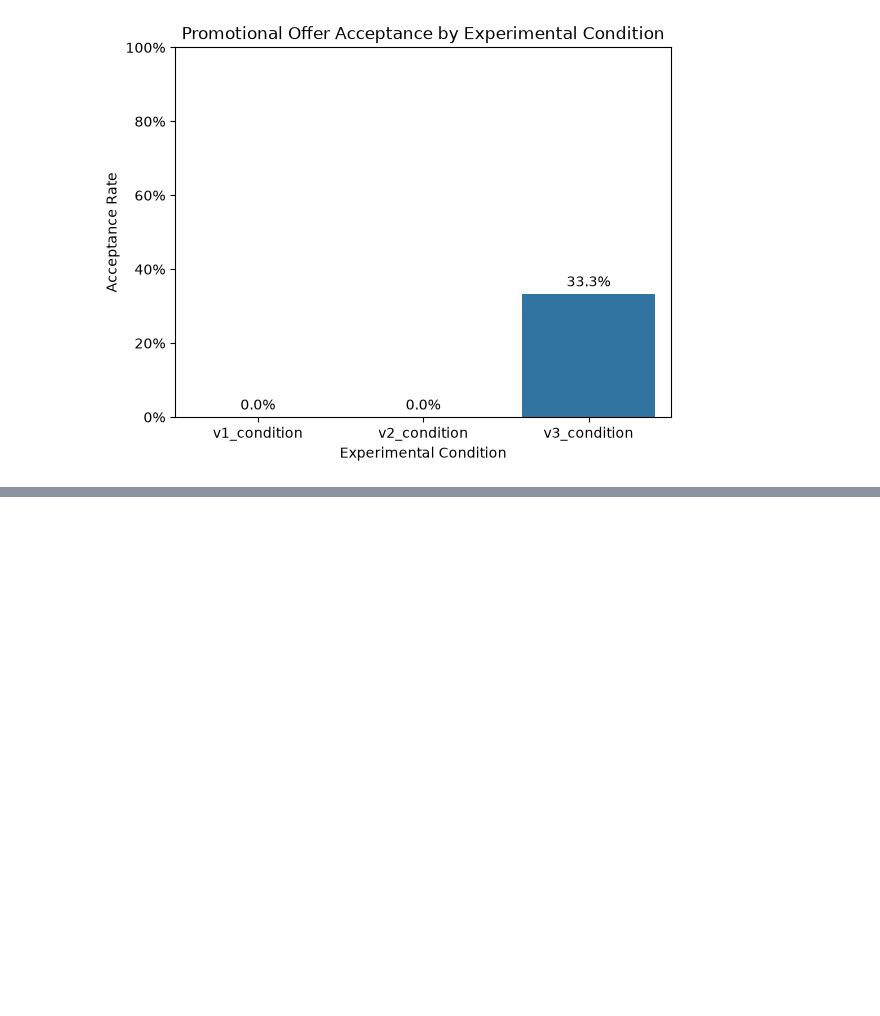
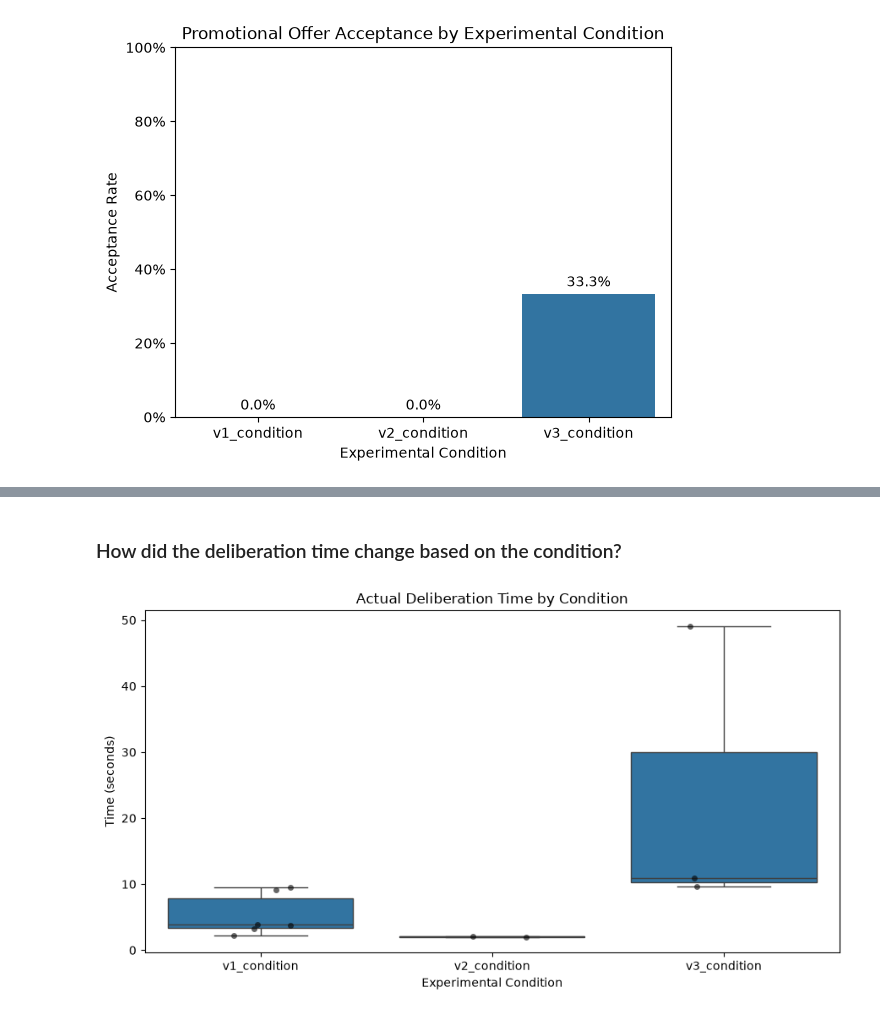
Before and after one commit to alessiozzodemarcozzo/I2202-DeciptivePatterns, a Jupyter notebook: Deciptive_Design_Analysis/deceptive_design_analisys.ipynb, the cells around one changed output, grey strips where cells are left out. Cells and saved outputs as stored; diff of their text form; code cells hidden in the pictures; blank space fills up the shorter version.

```diff
--- a/Deciptive_Design_Analysis/deceptive_design_analisys.ipynb
+++ b/Deciptive_Design_Analysis/deceptive_design_analisys.ipynb
@@ -245,0 +307,27 @@ plt.show()
+# %% [markdown]
+### How did the deliberation time change based on the condition?
+# %%
+plt.figure(figsize=(9, 5))
+
+sns.boxplot(
+    data=quantitative_data,
+    x="condition",
+    y="deliberation_time_sec"
+)
+
+sns.stripplot(
+    data=quantitative_data,
+    x="condition",
+    y="deliberation_time_sec",
+    color="black",
+    alpha=0.6,
+    jitter=0.15
+)
+
+plt.title("Actual Deliberation Time by Condition")
+plt.xlabel("Experimental Condition")
+plt.ylabel("Time (seconds)")
+plt.tight_layout()
+plt.show()
+# %% [output]
+[figure, added]
```
Also changed, not shown: parts of 15 cells of this notebook.
